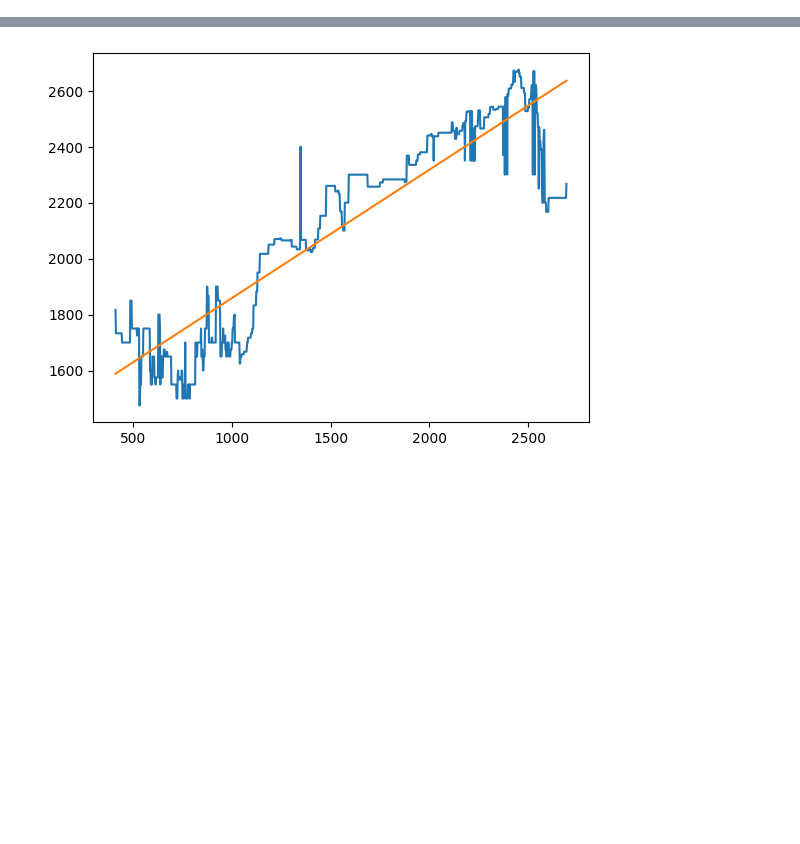
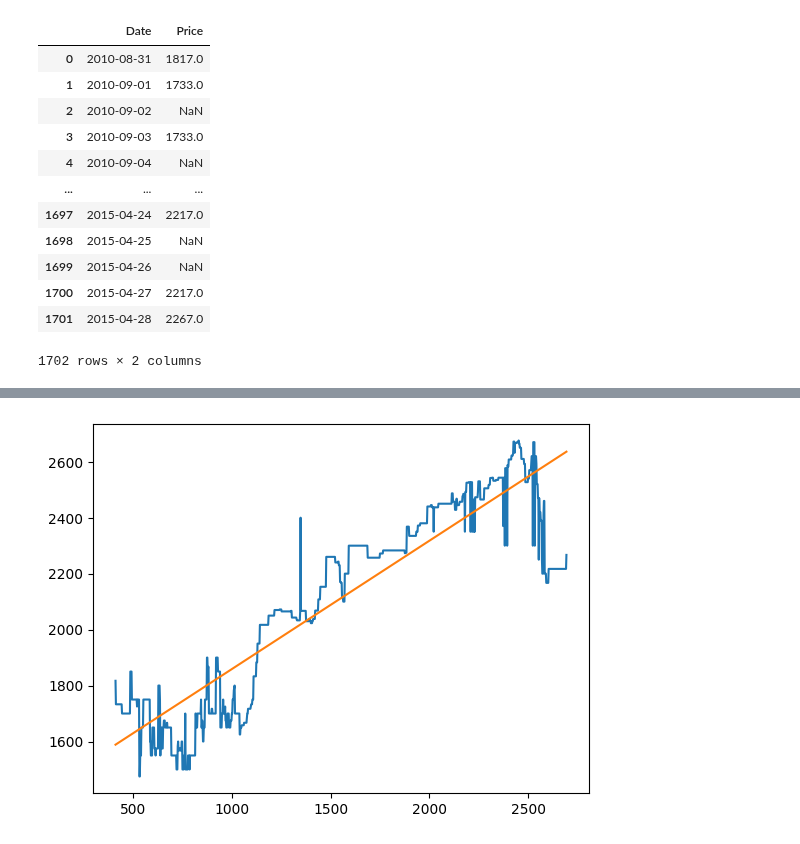
Before and after one commit to Fresh-Fields/ml-official, a Jupyter notebook: forecasting.ipynb, the cells around one changed output, grey strips where cells are left out. Drawn from its saved outputs; the diff is of its cells as text; code cells hidden in the pictures; blank space fills up the shorter version.

```diff
--- a/forecasting.ipynb
+++ b/forecasting.ipynb
@@ -26,0 +22,18 @@ plt.plot(df["Date"], df["Price"])
+# %%
+range_df = pd.DataFrame({'Date': date_range})
+df = pd.merge(range_df, df, on='Date', how='left')
+df
+# %% [output]
+|  | Date | Price |
+| 0 | 2010-08-31 | 1817.0 |
+| 1 | 2010-09-01 | 1733.0 |
+| 2 | 2010-09-02 | NaN |
+| 3 | 2010-09-03 | 1733.0 |
+| 4 | 2010-09-04 | NaN |
+| ... | ... | ... |
+| 1697 | 2015-04-24 | 2217.0 |
+| 1698 | 2015-04-25 | NaN |
+| 1699 | 2015-04-26 | NaN |
+| 1700 | 2015-04-27 | 2217.0 |
+| 1701 | 2015-04-28 | 2267.0 |
+1702 rows × 2 columns
```
Also changed, not shown: parts of 8 cells of this notebook, 2 other files.
